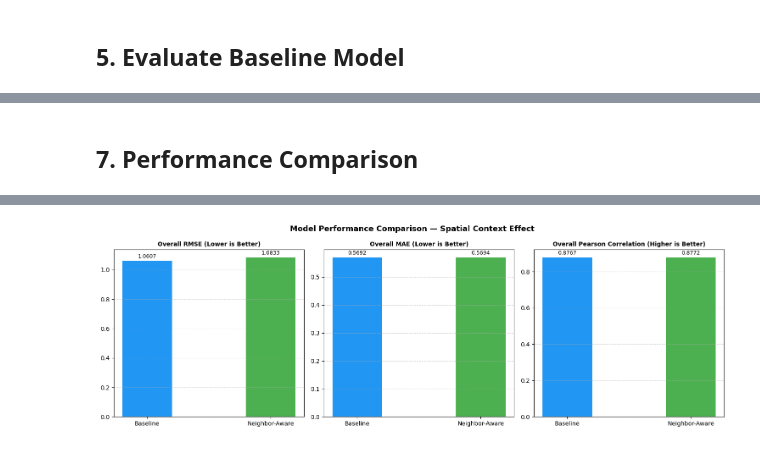
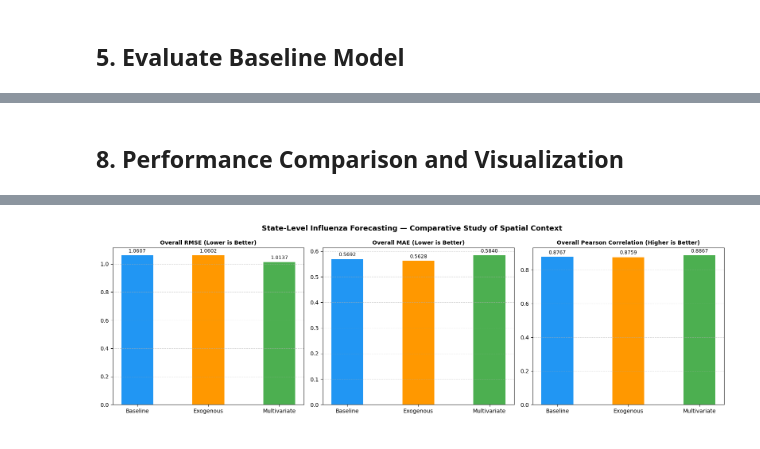
Before and after one commit to wangly7/epidemic-transformer-forecasting, a Jupyter notebook: train_eval_state.ipynb, the cells around one changed output, grey strips where cells are left out. Saved outputs shown, nothing was run; the diff lists cells and outputs as text; code cells hidden in the pictures.

Commit message:
Implement and evaluate Multivariate Joint Neighbor-Aware Transformer model

```diff
--- a/train_eval_state.ipynb
+++ b/train_eval_state.ipynb
@@ -201,12 +204,10 @@ class PositionalEncoding(nn.Module):
         return x + self.pe[:, :x.size(1), :]
 
 class DeepTransformer(nn.Module):
-    def __init__(self, src_dim: int = 1, tgt_dim: int = 1, output_dim: int = 1, d_model: int = 64,
-                 num_heads: int = 4, ff_dim: int = 256, encoder_layers: int = 4, decoder_layers: int = 4,
-                 dropout: float = 0.2):
+    def __init__(self, input_dim: int = 1, output_dim: int = 1, d_model: int = 64, num_heads: int = 4,
+                 ff_dim: int = 256, encoder_layers: int = 4, decoder_layers: int = 4, dropout: float = 0.2):
         super(DeepTransformer, self).__init__()
-        self.src_proj = nn.Linear(src_dim, d_model)
-        self.tgt_proj = nn.Linear(tgt_dim, d_model)
+        self.input_proj = nn.Linear(input_dim, d_model)
         self.position_encoder = PositionalEncoding(d_model)
 
         encoder_layer = nn.TransformerEncoderLayer(
@@ -227,11 +228,11 @@ class DeepTransformer(nn.Module):
         return mask.masked_fill(mask == 1, float("-inf"))
 
     def forward(self, src, tgt):
-        src = self.src_proj(src)
+        src = self.input_proj(src)
         src = self.position_encoder(src)
         memory = self.encoder(src)
 
-        tgt = self.tgt_proj(tgt)
+        tgt = self.input_proj(tgt)
         tgt = self.position_encoder(tgt)
         tgt_mask = self.generate_square_subsequent_mask(tgt.size(1), tgt.device)
 
@@ -284,7 +285,7 @@ class PipeLine:
             src, y = src.to(self.device), y.to(self.device)
             self.optimizer.zero_grad()
 
-            tgt = torch.cat([src[:, -1:, 0:1], y[:, :-1, :]], dim=1)
+            tgt = torch.cat([src[:, -1:, :], y[:, :-1, :]], dim=1)
             pred = self.model(src, tgt)
             loss = self.loss_func(pred, y)
             loss.backward()
@@ -301,7 +302,7 @@ class PipeLine:
         total_loss, total_count = 0.0, 0
         for src, y in dataloader:
             src, y = src.to(self.device), y.to(self.device)
-            tgt = torch.cat([src[:, -1:, 0:1], y[:, :-1, :]], dim=1)
+            tgt = torch.cat([src[:, -1:, :], y[:, :-1, :]], dim=1)
             pred = self.model(src, tgt)
             loss = self.loss_func(pred, y)
             total_loss += loss.item() * src.size(0)
@@ -311,7 +312,7 @@ class PipeLine:
     @torch.no_grad()
     def predict_autoregressive(self, src, future=4):
         self.model.eval()
-        tgt = src[:, -1:, 0:1]
+        tgt = src[:, -1:, :]
         preds = []
         for _ in range(future):
             out = self.model(src, tgt)
@@ -419,29 +519,33 @@ Neighbor-Aware Overall RMSE: 1.0833333577865207
 # %% [markdown]
-## 7. Performance Comparison
+## 8. Performance Comparison and Visualization
 # %%
-print("="*80)
-print(f"{'Model / Horizon':<25} {'RMSE':>10} {'MAE':>10} {'Pearson Corr':>15}")
-print("="*80)
-for model_name, metrics_dict in [("Baseline", base_metrics), ("Neighbor-Aware", neigh_metrics)]:
+print("="*85)
+print(f"{'Model / Horizon':<28} {'RMSE':>10} {'MAE':>10} {'Pearson Corr':>15}")
+print("="*85)
+for model_name, metrics_dict in [("Baseline", base_metrics), ("Exogenous Neighbor", exo_metrics), ("Multivariate Joint", multi_metrics)]:
     for step in range(4):
         m = metrics_dict[f"week{step+1}"]
-        print(f"  {f'Week+{step+1} {model_name}':<23}  {m['rmse']:>10.4f} {m['mae']:>10.4f} {m['pearson']:>15.4f}")
+        print(f"  {f'Week+{step+1} {model_name}':<26}  {m['rmse']:>10.4f} {m['mae']:>10.4f} {m['pearson']:>15.4f}")
     m_overall = metrics_dict["overall"]
-    print("-" * 80)
-    print(f"  {f'Overall {model_name}':<23}  {m_overall['rmse']:>10.4f} {m_overall['mae']:>10.4f} {m_overall['pearson']:>15.4f}")
-    print("="*80)
+    print("-" * 85)
+    print(f"  {f'Overall {model_name}':<26}  {m_overall['rmse']:>10.4f} {m_overall['mae']:>10.4f} {m_overall['pearson']:>15.4f}")
+    print("="*85)
 
-# Plotting overall comparison bar chart
-fig, axes = plt.subplots(1, 3, figsize=(15, 5))
+# Create comparison charts
+fig, axes = plt.subplots(1, 3, figsize=(16, 5))
 metrics_to_plot = ["rmse", "mae", "pearson"]
 titles = ["Overall RMSE (Lower is Better)", "Overall MAE (Lower is Better)", "Overall Pearson Correlation (Higher is Better)"]
-models = ["Baseline", "Neighbor-Aware"]
-colors = ["#2196F3", "#4CAF50"]
+models = ["Baseline", "Exogenous", "Multivariate"]
+colors = ["#2196F3", "#FF9800", "#4CAF50"]
 
 for idx, metric in enumerate(metrics_to_plot):
     ax = axes[idx]
-    values = [base_metrics["overall"][metric], neigh_metrics["overall"][metric]]
-    bars = ax.bar(models, values, color=colors, width=0.4)
+    values = [
+        base_metrics["overall"][metric],
+        exo_metrics["overall"][metric],
+        multi_metrics["overall"][metric]
+    ]
+    bars = ax.bar(models, values, color=colors, width=0.45)
     ax.set_title(titles[idx], fontsize=10, fontweight="bold")
     ax.grid(True, linestyle="--", alpha=0.5, axis="y")
 
@@ -452,7 +556,7 @@ for idx, metric in enumerate(metrics_to_plot):
                     xytext=(0, 3), textcoords="offset points",
                     ha='center', va='bottom', fontsize=9)
 
-plt.suptitle("Model Performance Comparison — Spatial Context Effect", fontsize=13, fontweight="bold")
+plt.suptitle("State-Level Influenza Forecasting — Comparative Study of Spatial Context", fontsize=13, fontweight="bold")
 plt.tight_layout()
 plt.savefig("neighbor_model_comparison.png", dpi=150, bbox_inches="tight")
 plt.show()
@@ -477 +581 @@ Model / Horizon                 RMSE        MAE    Pearson Corr
-[figure, old version]
+[figure, new version]
```
Also changed, not shown: parts of 12 cells of this notebook, 3 other files.
